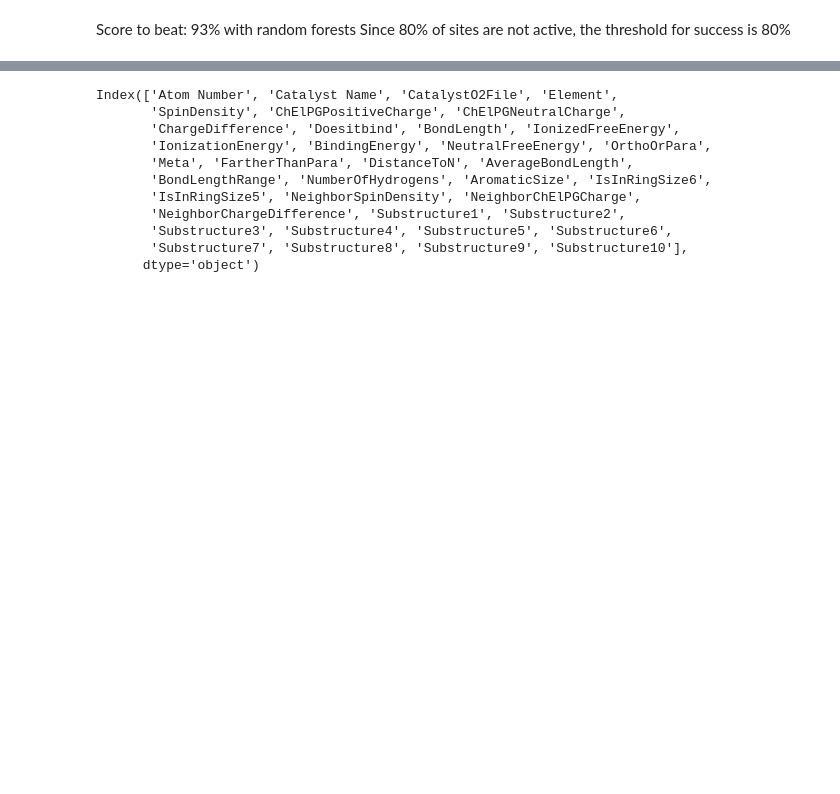
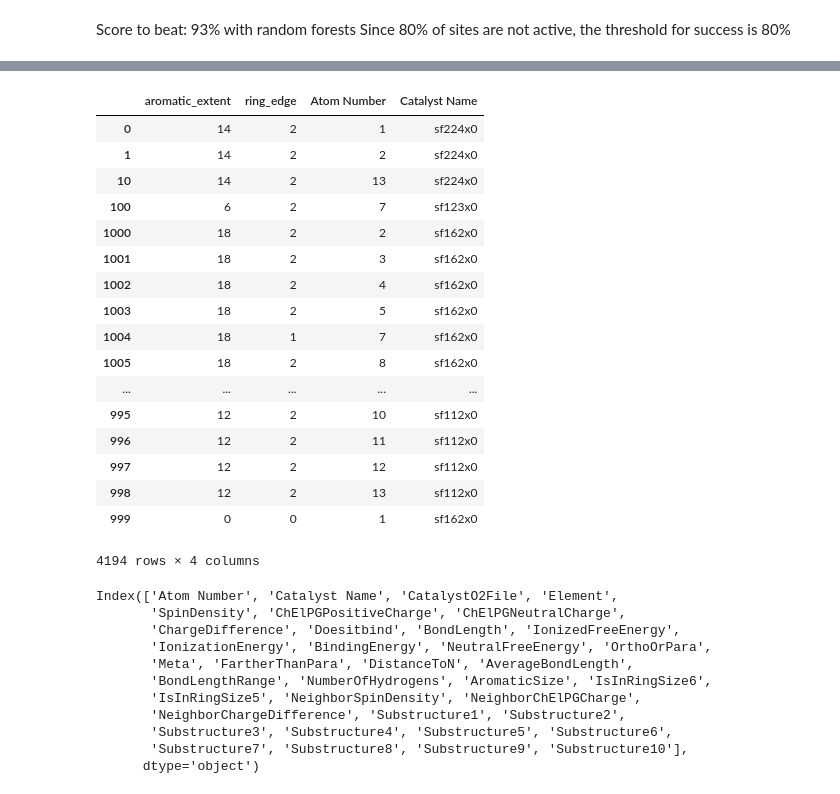
Before and after one commit to ndricke/ngcc_ml, a Jupyter notebook: ngcc_AS_classify.ipynb, the cells around one changed output, grey strips where cells are left out. Drawn from its saved outputs; the diff is of its cells as text; code cells hidden in the pictures; blank space fills up the shorter version.

```diff
--- a/ngcc_AS_classify.ipynb
+++ b/ngcc_AS_classify.ipynb
@@ -22,5 +22,8 @@ RDKit WARNING: [16:27:27] Enabling RDKit 2019.09.3 jupyter extensions
 # %%
 df = pd.read_csv("/home/nricke/work/klodaya/notebooks_klodaya/DidItBindWithSubstructure.csv", index_col=0)
+df_aug = pd.read_json("/home/nricke/work/klodaya/notebooks_klodaya/additional_aromatic_features.json")
+# %%
+df_aug["Atom Number"] = df_aug["Atom Number"] + 1
 # %%
 df
 # %% [output]
@@ -44,0 +48,21 @@ df
+# %%
+df_aug
+# %% [output]
+|  | aromatic_extent | ring_edge | Atom Number | Catalyst Name |
+| 0 | 14 | 2 | 1 | sf224x0 |
+| 1 | 14 | 2 | 2 | sf224x0 |
+| 10 | 14 | 2 | 13 | sf224x0 |
+| 100 | 6 | 2 | 7 | sf123x0 |
+| 1000 | 18 | 2 | 2 | sf162x0 |
+| 1001 | 18 | 2 | 3 | sf162x0 |
+| 1002 | 18 | 2 | 4 | sf162x0 |
+| 1003 | 18 | 2 | 5 | sf162x0 |
+| 1004 | 18 | 1 | 7 | sf162x0 |
+| 1005 | 18 | 2 | 8 | sf162x0 |
+| ... | ... | ... | ... | ... |
+| 995 | 12 | 2 | 10 | sf112x0 |
+| 996 | 12 | 2 | 11 | sf112x0 |
+| 997 | 12 | 2 | 12 | sf112x0 |
+| 998 | 12 | 2 | 13 | sf112x0 |
+| 999 | 0 | 0 | 1 | sf162x0 |
+4194 rows × 4 columns
```
Also changed, not shown: parts of 6 cells of this notebook, 1 other file.
